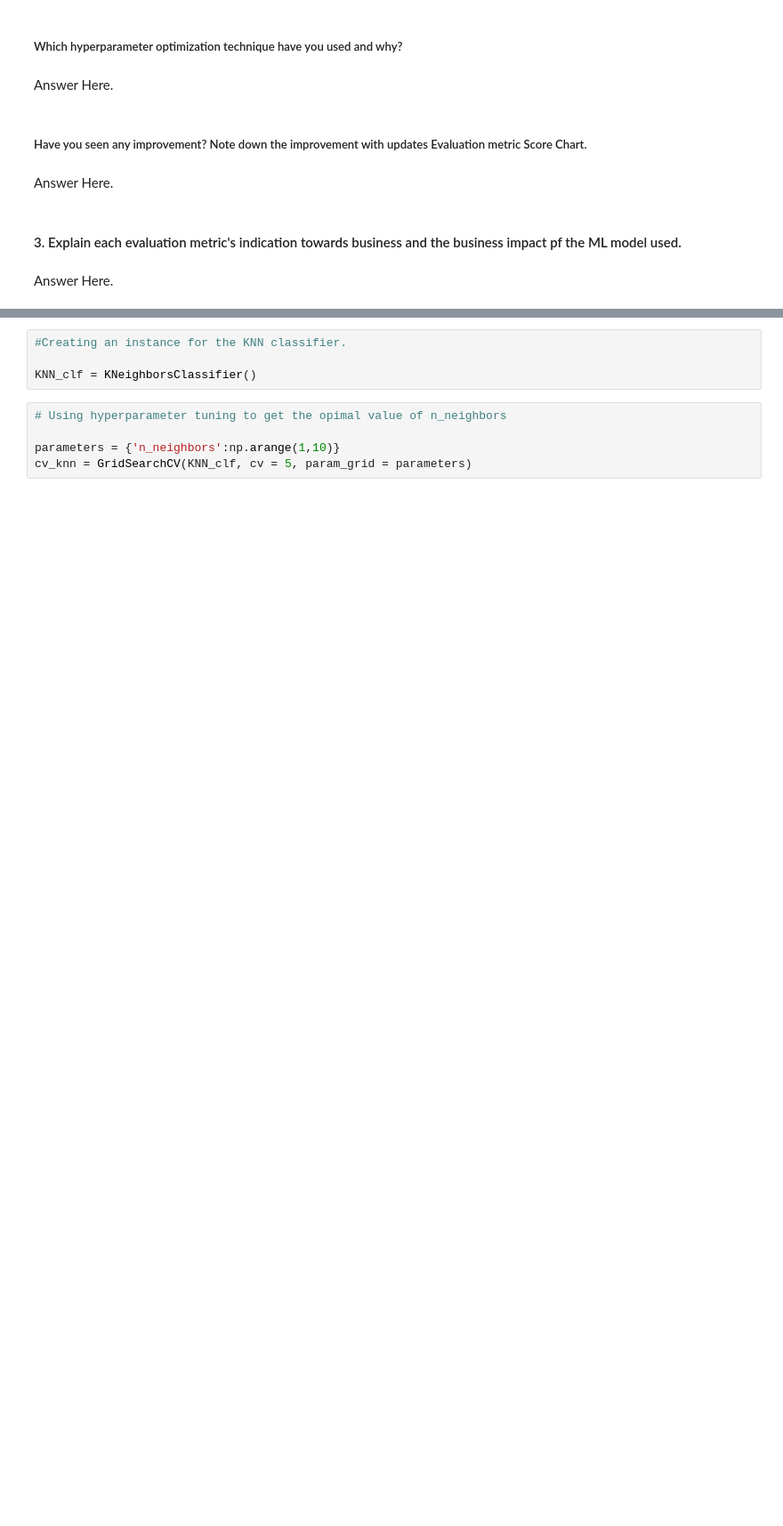
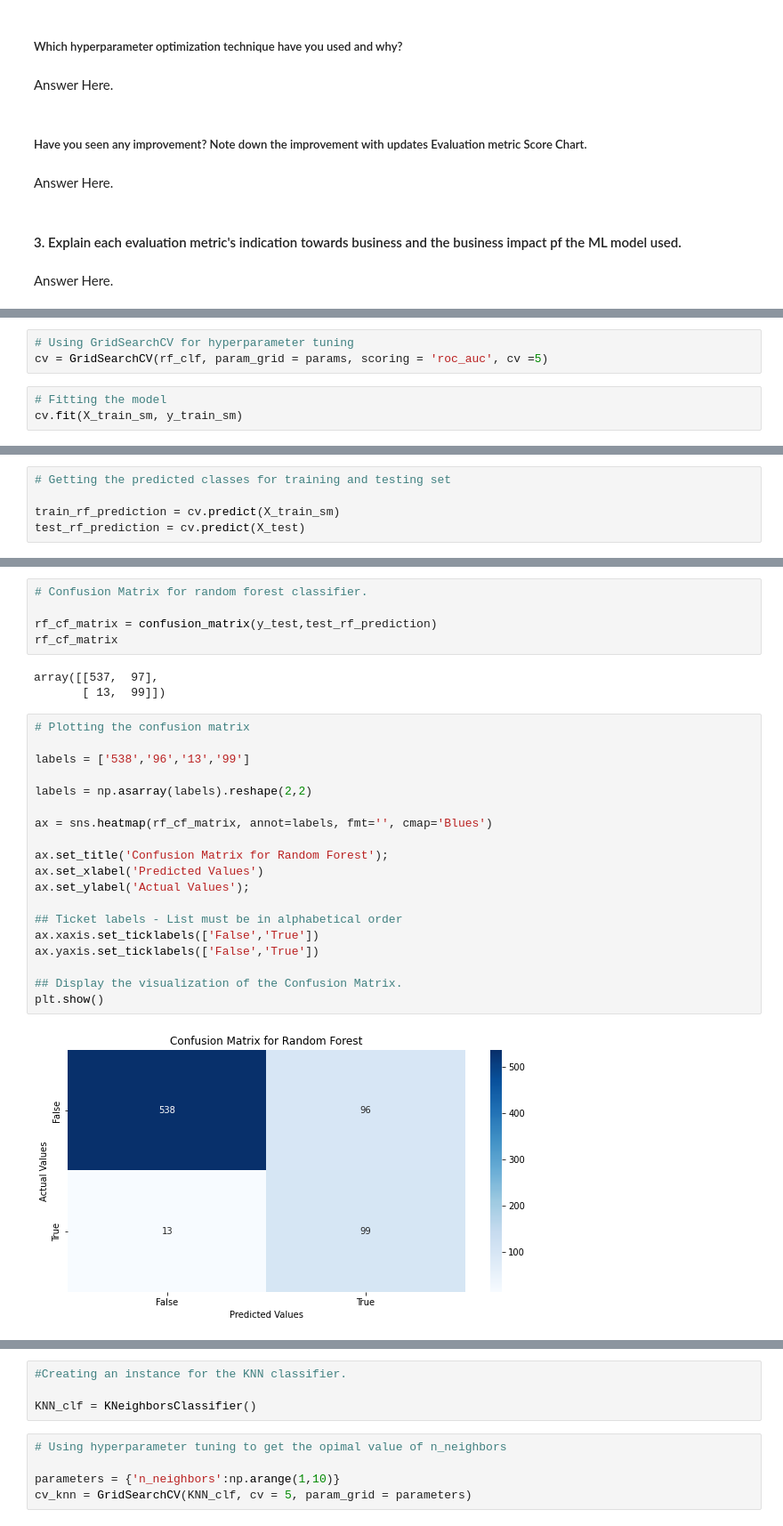
Before and after one commit to santoshmahanti/Cardiovascular-Risk-Prediction, a Jupyter notebook: Cardiovascular_Risk_Prediction.ipynb, the cells around one changed output, grey strips where cells are left out. Shown at 89% size. Drawn from its saved outputs; the diff is of its cells as text; blank space fills up the shorter version.

```diff
--- a/Cardiovascular_Risk_Prediction.ipynb
+++ b/Cardiovascular_Risk_Prediction.ipynb
@@ -1225,0 +1611,6 @@ Answer Here.
+# %%
+# Using GridSearchCV for hyperparameter tuning
+cv = GridSearchCV(rf_clf, param_grid = params, scoring = 'roc_auc', cv =5)
+# %%
+# Fitting the model
+cv.fit(X_train_sm, y_train_sm)
@@ -1225,0 +1629,5 @@ Answer Here.
+# %%
+# Getting the predicted classes for training and testing set
+
+train_rf_prediction = cv.predict(X_train_sm)
+test_rf_prediction = cv.predict(X_test)
@@ -1225,0 +1648,29 @@ Answer Here.
+# %%
+# Confusion Matrix for random forest classifier.
+
+rf_cf_matrix = confusion_matrix(y_test,test_rf_prediction)
+rf_cf_matrix
+# %% [output]
+array([[537,  97],
+       [ 13,  99]])
+# %%
+# Plotting the confusion matrix
+
+labels = ['538','96','13','99']
+
+labels = np.asarray(labels).reshape(2,2)
+
+ax = sns.heatmap(rf_cf_matrix, annot=labels, fmt='', cmap='Blues')
+
+ax.set_title('Confusion Matrix for Random Forest');
+ax.set_xlabel('Predicted Values')
+ax.set_ylabel('Actual Values');
+
+## Ticket labels - List must be in alphabetical order
+ax.xaxis.set_ticklabels(['False','True'])
+ax.yaxis.set_ticklabels(['False','True'])
+
+## Display the visualization of the Confusion Matrix.
+plt.show()
+# %% [output]
+[figure, added]
```
Also changed, not shown: parts of 134 cells of this notebook.
